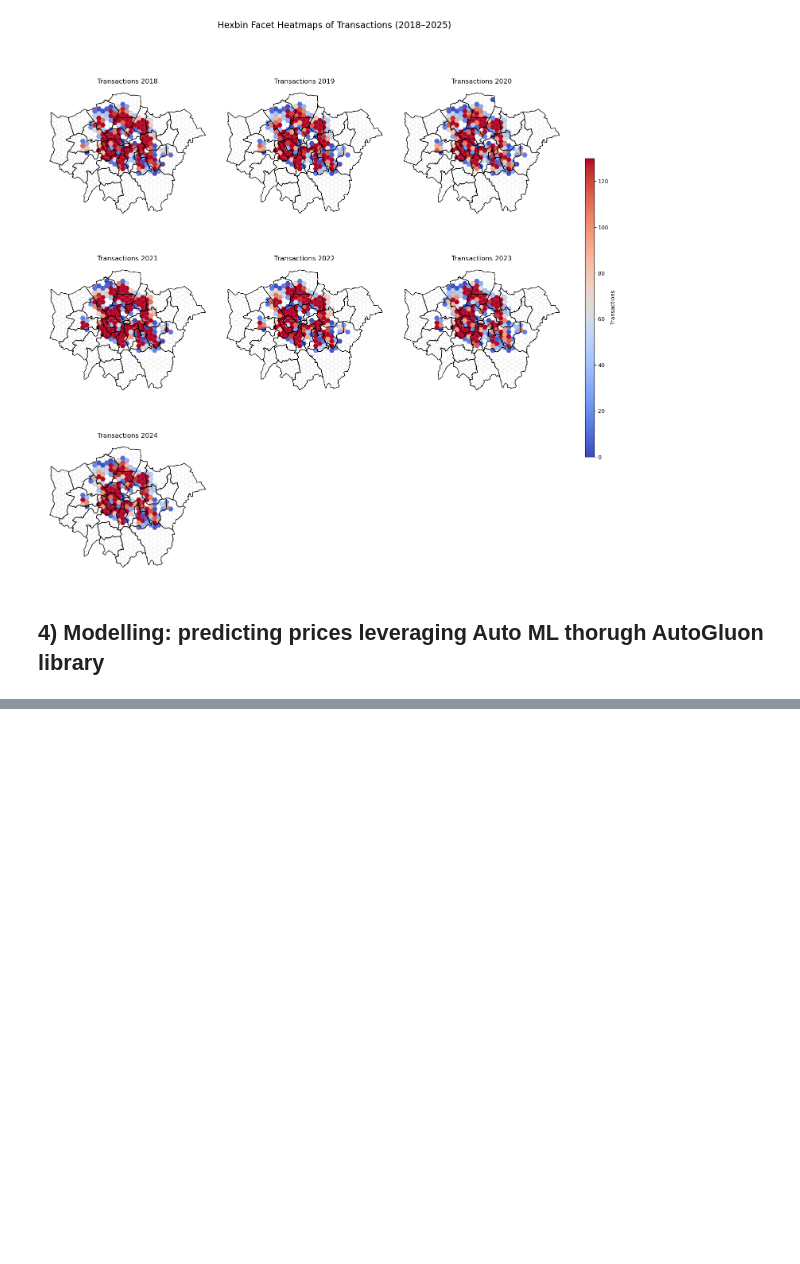
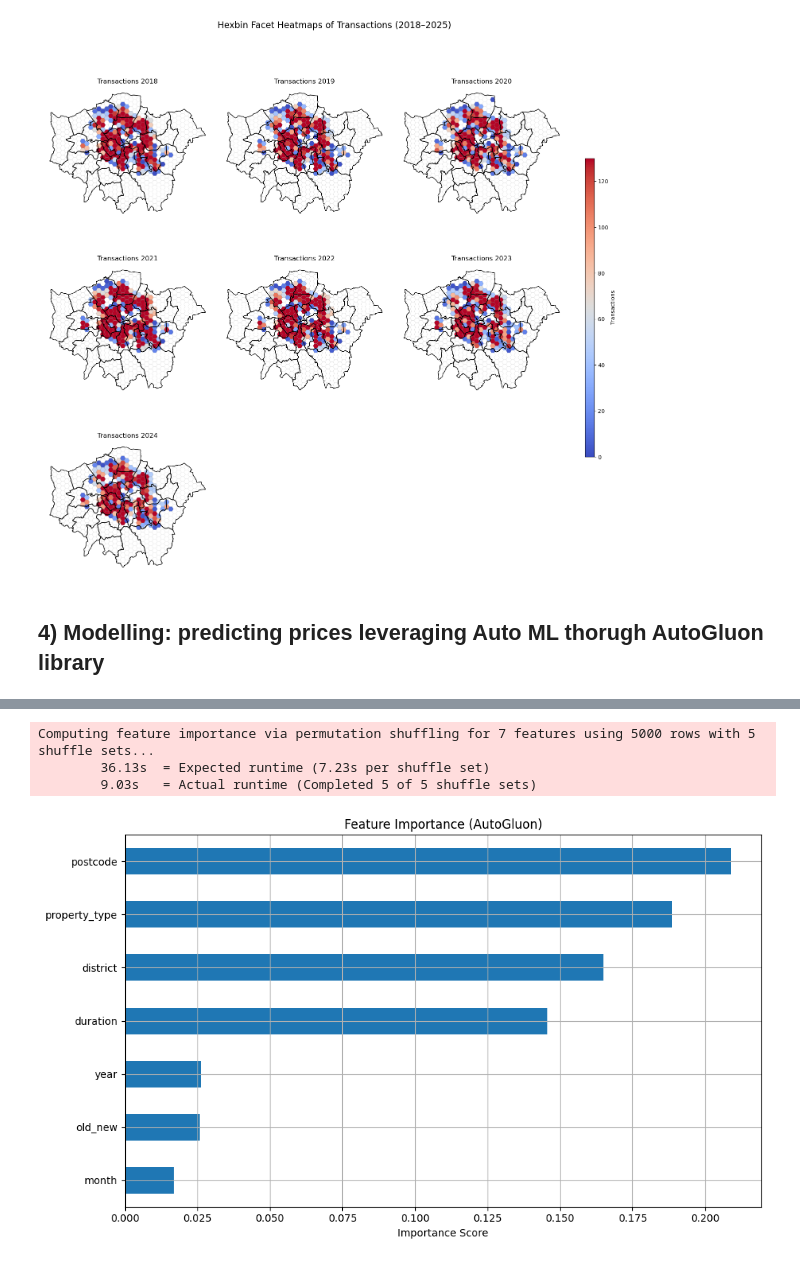
Before and after one commit to nnssvv/price_paid_data_analysis, a Jupyter notebook: Analysis_Notebook.ipynb, the cells around one changed output, grey strips where cells are left out. Cells and saved outputs as stored; diff of their text form; code cells hidden in the pictures; blank space fills up the shorter version.

Commit message:
updated modelling exported figures

```diff
--- a/Analysis_Notebook.ipynb
+++ b/Analysis_Notebook.ipynb
@@ -58,0 +39,3 @@ There are 72997 unique postcodes in the dataset
+# %%
+london_df = london_df[london_df['year']!=2025]
+london_df
@@ -61,27 +62,6 @@ There are 72997 unique postcodes in the dataset
 # %% [markdown]
 ### 3.1) Transaction volume per month
 # %%
-import plotly.express as px
+from src.PlotUtils import plot_transaction_volume_with_annotations
 
-# Ensure the transfer_date is in datetime format
-london_df['transfer_date'] = pd.to_datetime(london_df['transfer_date'], errors='coerce')
-
-# Create a new column for month-year (use first day of month for consistency)
-london_df['month_year'] = london_df['transfer_date'].dt.to_period('M').dt.to_timestamp()
-
-# Aggregate by month-year and count the number of transactions
-monthly_counts = london_df.groupby('month_year').size().reset_index(name='transaction_count')
-
-# Plot with Plotly Express
-fig = px.line(
-    monthly_counts,
-    x='month_year',
-    y='transaction_count',
-    title='Monthly Transaction Volume in London',
-    labels={'month_year': 'Month-Year', 'transaction_count': 'Number of Transactions'}
-)
-
-# Customize layout
-fig.update_layout(xaxis=dict(tickformat='%b %Y'), title_x=0.5)
-
-fig.show()
+fig = plot_transaction_volume_with_annotations(london_df)
@@ -344,3 +371,20 @@ TabularPredictor saved. To load, use: predictor = TabularPredictor.load("c:\User
 Manual Evaluation Metrics:
 RMSE: 0.61, MAE: 0.33, R²: 0.517
 [figure]
+# %%
+importance_df = predictor.feature_importance(test_data)
+
+# Plot feature importance
+plt.figure(figsize=(10, 6))
+importance_df['importance'].plot(kind='barh')
+plt.gca().invert_yaxis()  # Most important at top
+plt.title('Feature Importance (AutoGluon)')
+plt.xlabel('Importance Score')
+plt.tight_layout()
+plt.grid(True)
+plt.show()
+# %% [output]
+Computing feature importance via permutation shuffling for 7 features using 5000 rows with 5 shuffle sets...
+        36.13s  = Expected runtime (7.23s per shuffle set)
+        9.03s   = Actual runtime (Completed 5 of 5 shuffle sets)
+[figure, added]
```
Also changed, not shown: parts of 8 cells of this notebook, 7 other files.
